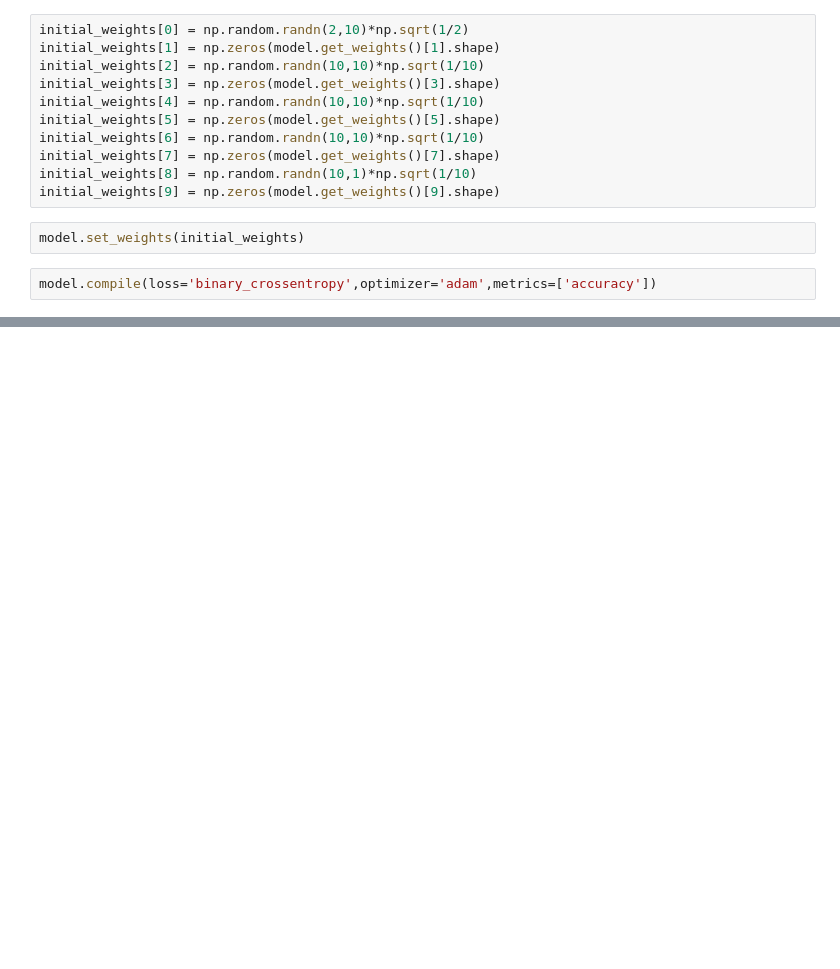
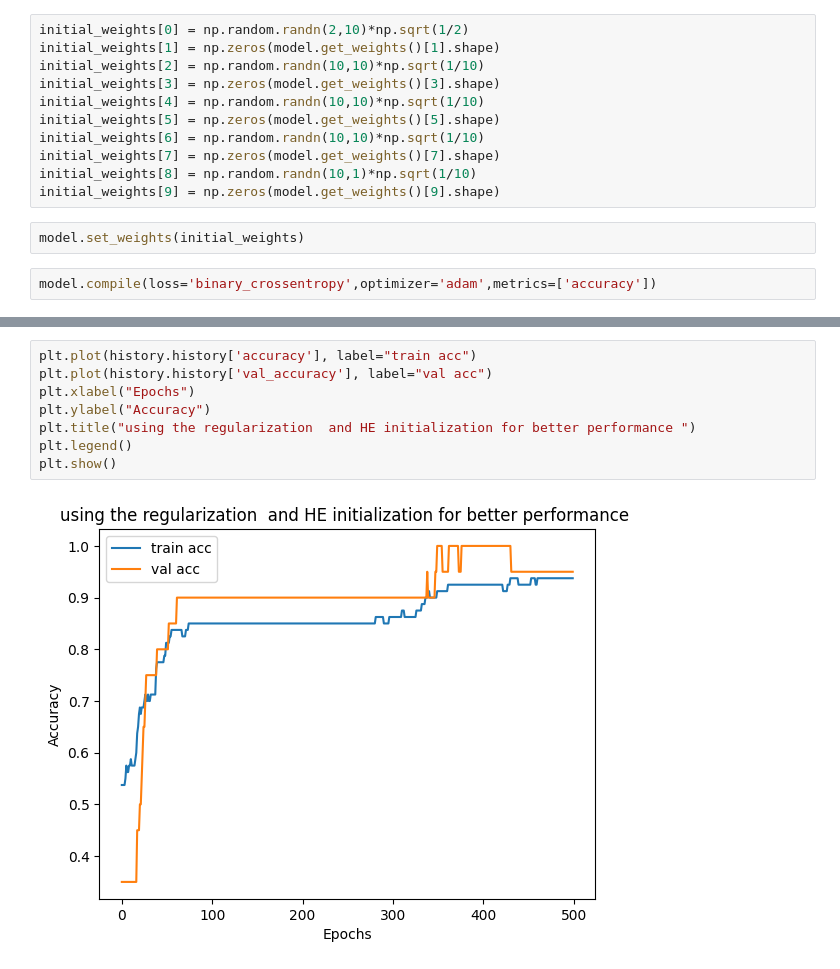
Before and after one commit to chandan11248/deep-learning, a Jupyter notebook: concept/weightInitialization.ipynb, the cells around one changed output, grey strips where cells are left out. Saved outputs shown, nothing was run; the diff lists cells and outputs as text; blank space fills up the shorter version.

```diff
--- a/concept/weightInitialization.ipynb
+++ b/concept/weightInitialization.ipynb
@@ -121,0 +128,10 @@ np.float64(0.021152746602949295)
+# %%
+plt.plot(history.history['accuracy'], label="train acc")
+plt.plot(history.history['val_accuracy'], label="val acc")
+plt.xlabel("Epochs")
+plt.ylabel("Accuracy")
+plt.title("using the regularization  and HE initialization for better performance ")
+plt.legend()
+plt.show()
+# %% [output]
+[figure, added]
```
Also changed, not shown: parts of 7 cells of this notebook.
